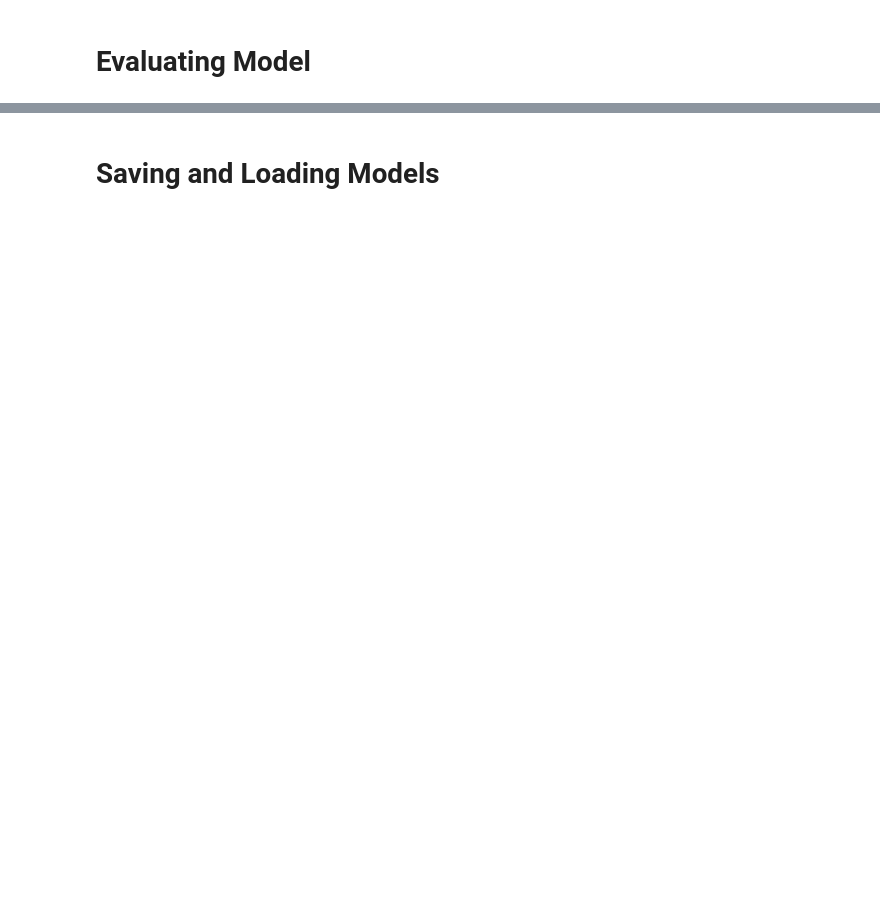
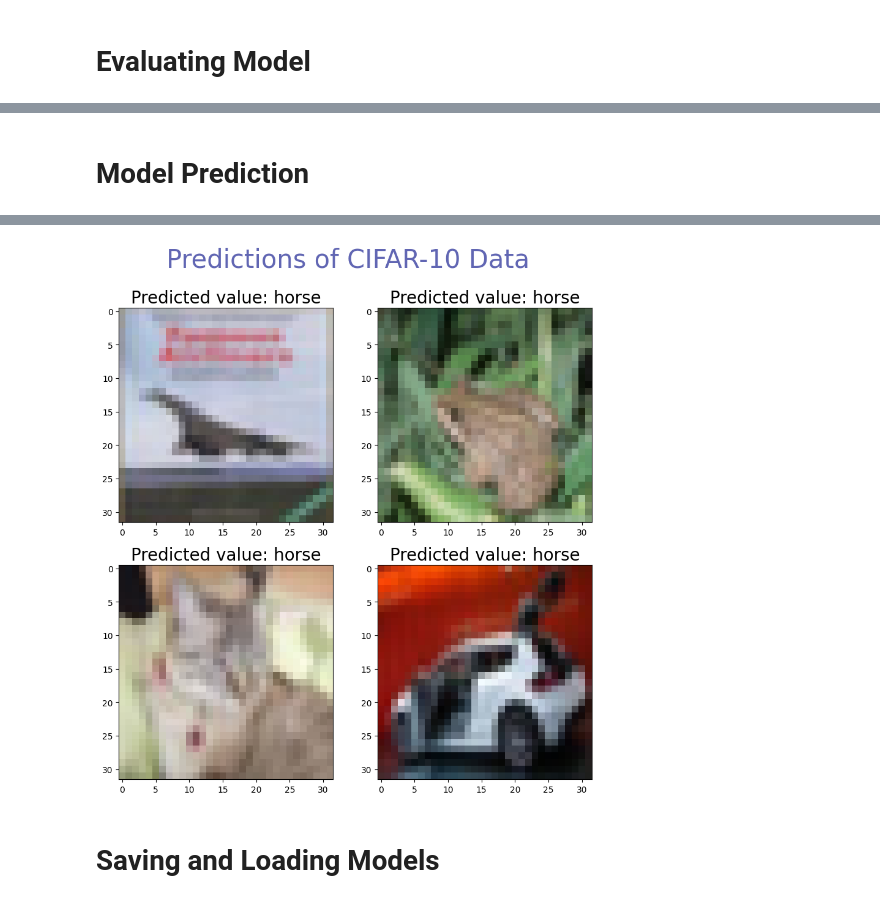
Before and after one commit to asifkhan9795/Deep-learning, a Jupyter notebook: build-simple-nn-for-cifar-10-dataset.ipynb, the cells around one changed output, grey strips where cells are left out. Saved outputs shown, nothing was run; the diff lists cells and outputs as text; code cells hidden in the pictures; blank space fills up the shorter version.

Commit message:
Kaggle Notebook | Build simple NN for CIFAR-10 Dataset | Version 2

```diff
--- a/build-simple-nn-for-cifar-10-dataset.ipynb
+++ b/build-simple-nn-for-cifar-10-dataset.ipynb
@@ -187,0 +240,38 @@ Epoch 11/50
+# %% [markdown]
+# **Model Prediction**
+# %%
+# Checking the predictions! (Hidden Input)
+predictions = model.predict(x_test)
+
+plt.figure(figsize=[10,10])
+
+class_names = ['airplane','automobile','bird','cat','deer','dog','frog','horse','ship','truck']
+
+plt.subplot(2,2,1)
+n = 3
+plt.imshow(x_test[n].reshape(32, 32, -1), cmap=plt.cm.binary)
+plt.title("Predicted value: " + str(class_names[np.argmax(predictions[n], axis=0)]), size=20)
+plt.grid(False)
+
+plt.subplot(2,2,2)
+n = 4
+plt.imshow(x_test[n].reshape(32, 32, -1), cmap=plt.cm.binary)
+plt.title("Predicted value: " + str(class_names[np.argmax(predictions[n], axis=0)]), size=20)
+plt.grid(False)
+
+plt.subplot(2,2,3)
+n = 8
+plt.imshow(x_test[n].reshape(32, 32, -1), cmap=plt.cm.binary)
+plt.title("Predicted value: " + str(class_names[np.argmax(predictions[n], axis=0)]), size=20)
+plt.grid(False)
+
+plt.subplot(2,2,4)
+n = 6
+plt.imshow(x_test[n].reshape(32, 32, -1), cmap=plt.cm.binary)
+plt.title("Predicted value: " + str(class_names[np.argmax(predictions[n], axis=0)]), size=20)
+plt.grid(False)
+
+plt.suptitle("Predictions of CIFAR-10 Data", size=30, color="#6166B3")
+
+plt.show()
+# %% [output]
@@ -188,2 +279,3 @@ Epoch 11/50
+[figure, added]
 # %% [markdown]
 # **Saving and Loading Models**
```
Also changed, not shown: parts of 8 cells of this notebook.
